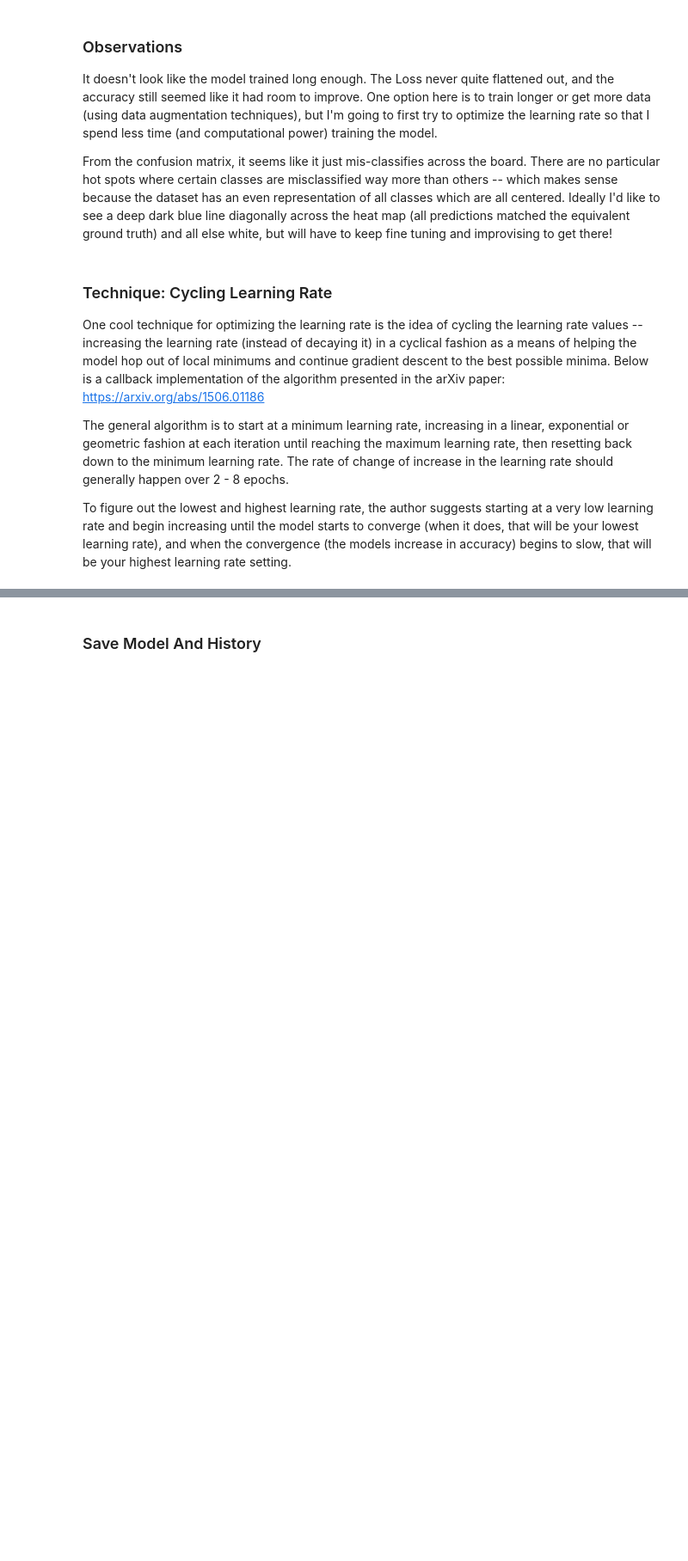
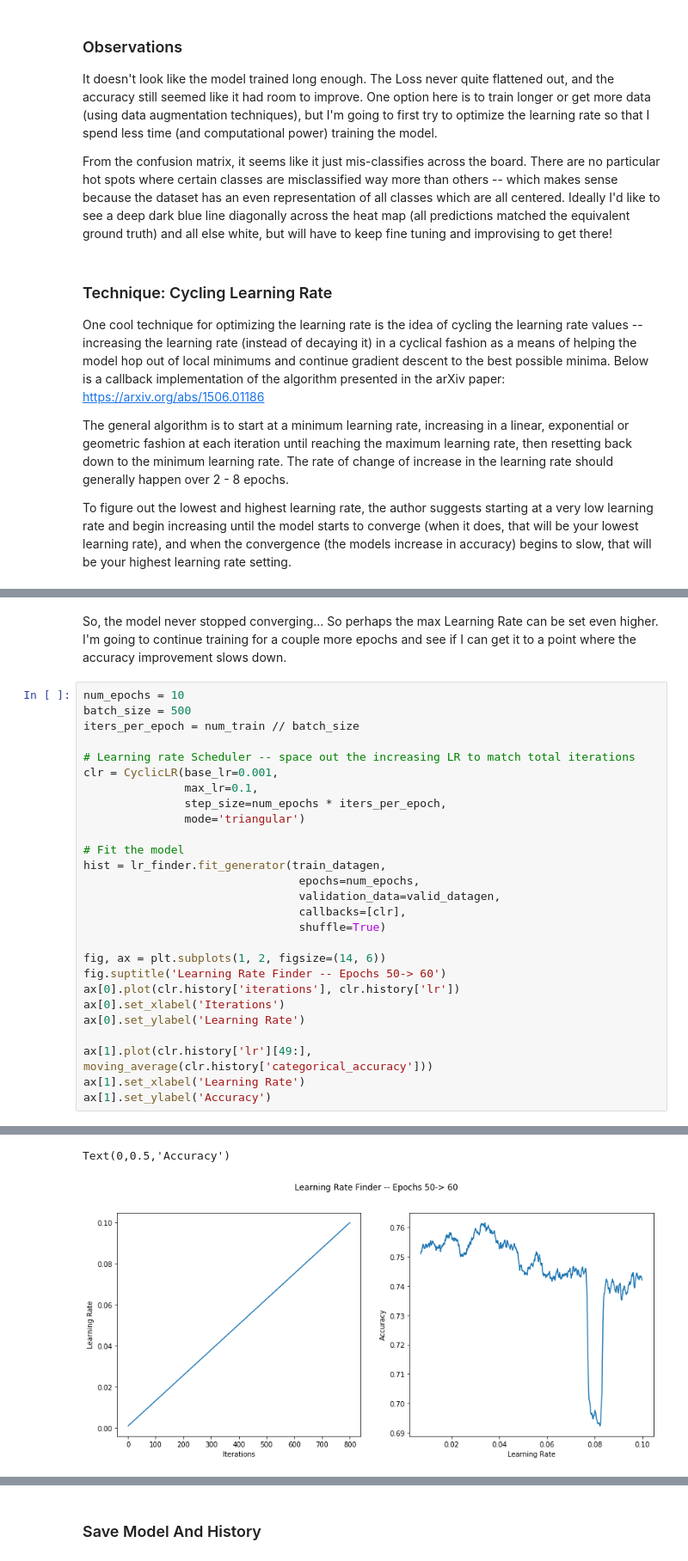
Before and after one commit to JoshZastrow/CIFAR10, a Jupyter notebook: Image Recognition.ipynb, the cells around one changed output, grey strips where cells are left out. Shown at 86% size. Drawn from its saved outputs; the diff is of its cells as text; blank space fills up the shorter version.

```diff
--- a/Image Recognition.ipynb
+++ b/Image Recognition.ipynb
@@ -483,0 +507,30 @@ ax[1].plot(hist.history['categorical_accuracy'])
+# %% [markdown]
+So, the model never stopped converging... So perhaps the max Learning Rate can be set even higher. I'm going to continue training for a couple more epochs and see if I can get it to a point where the accuracy improvement slows down.
+# %%
+num_epochs = 10
+batch_size = 500
+iters_per_epoch = num_train // batch_size
+
+# Learning rate Scheduler -- space out the increasing LR to match total iterations
+clr = CyclicLR(base_lr=0.001,
+               max_lr=0.1,
+               step_size=num_epochs * iters_per_epoch,
+               mode='triangular')
+
+# Fit the model
+hist = lr_finder.fit_generator(train_datagen,
+                                epochs=num_epochs,
+                                validation_data=valid_datagen,
+                                callbacks=[clr],
+                                shuffle=True)
+
+fig, ax = plt.subplots(1, 2, figsize=(14, 6))
+fig.suptitle('Learning Rate Finder -- Epochs 50-> 60')
+ax[0].plot(clr.history['iterations'], clr.history['lr'])
+ax[0].set_xlabel('Iterations')
+ax[0].set_ylabel('Learning Rate')
+
+ax[1].plot(clr.history['lr'][49:], moving_average(clr.history['categorical_accuracy']))
+ax[1].set_xlabel('Learning Rate')
+ax[1].set_ylabel('Accuracy')
+# %% [output]
@@ -483,0 +557,2 @@ ax[1].plot(hist.history['categorical_accuracy'])
+Text(0,0.5,'Accuracy')
+[figure, added]
```
Also changed, not shown: parts of 15 cells of this notebook.
